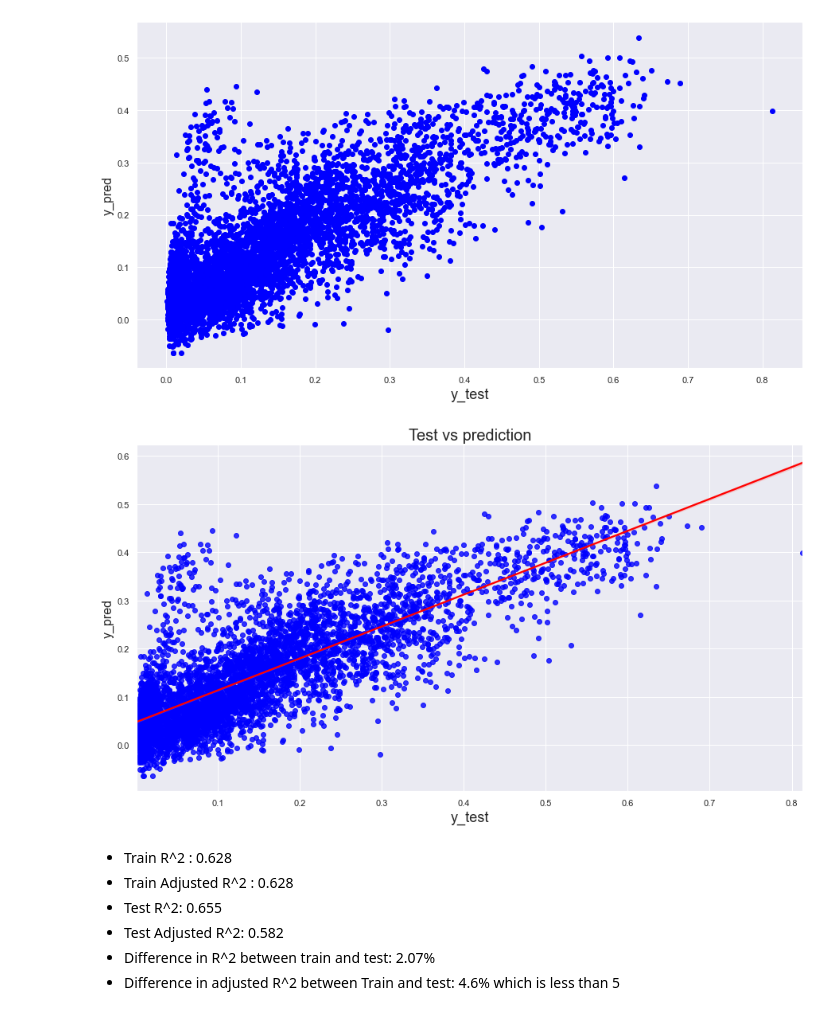
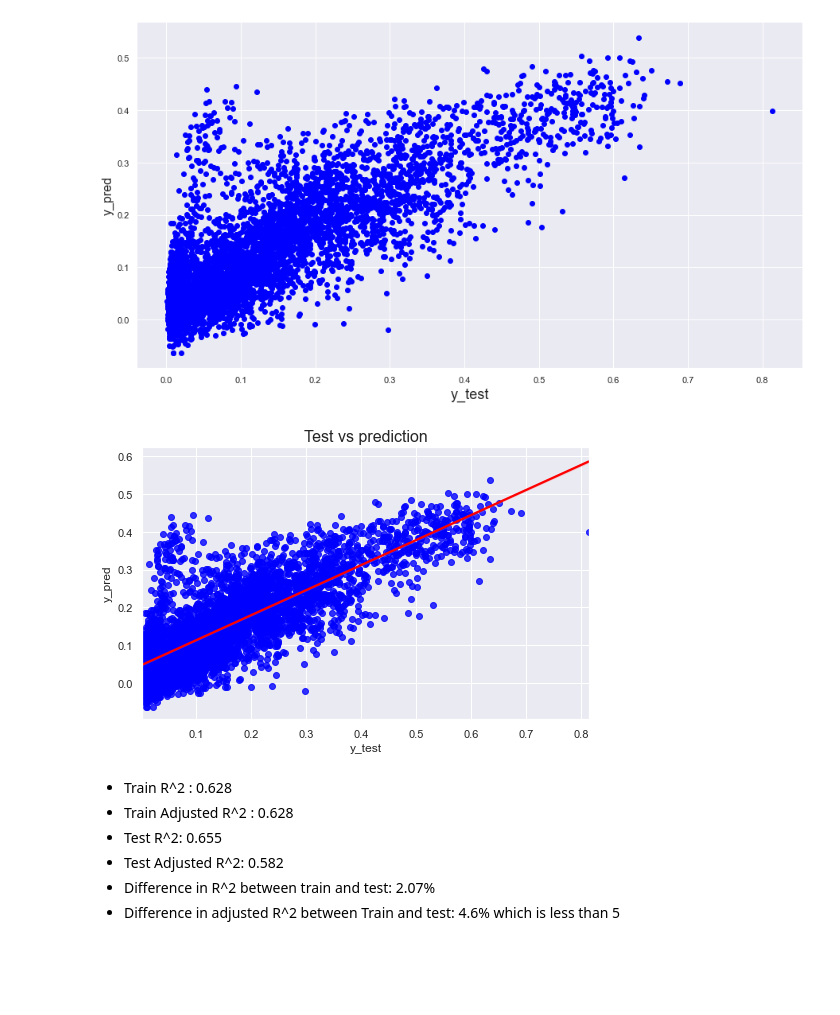
Before and after one commit to isra-st/London_Bike_Sharing, a Jupyter notebook: Linear_Regression_V2.ipynb, the cells around one changed output. Drawn from its saved outputs; the diff is of its cells as text; code cells hidden in the pictures; blank space fills up the shorter version.

```diff
--- a/Linear_Regression_V2.ipynb
+++ b/Linear_Regression_V2.ipynb
@@ -32,7 +32,7 @@ def add_value_labels(ax, typ, spacing=5):
             ax.annotate(label,(x_value, y_value), xytext=(0, space),
                 textcoords="offset points", ha='center', va=va)
 # %%
-df = pd.read_csv('london_merged_v4.csv')
+df = pd.read_csv('.\data/london_merged_v4.csv')
 # %%
 df['time_hour_n'] = pd.to_datetime(df['time'])
 df['time_hour_n'] = pd.to_datetime(df['time_hour_n'])
@@ -1066,17 +1086,17 @@ Text(0, 0.5, 'y_pred')
 [figure]
 # %%
 #Regression plot
-plt.figure(figsize=(15,8))
+plt.figure(figsize=(8,5))
 sns.regplot(x=y_test, y=y_pred, ci=68, fit_reg=True,scatter_kws={"color": "blue"}, line_kws={"color": "red"})
 
 
-plt.xlabel('y_test', fontsize=18)                          # X-label
-plt.ylabel('y_pred', fontsize=16)                          # Y-label
-plt.title('Test vs prediction', size=20)
-plt.savefig('.\Isra_plots/Test_vs_prediction.png', dpi = 500);
+plt.xlabel('y_test', fontsize=12)                          # X-label
+plt.ylabel('y_pred', fontsize=12)                          # Y-label
+plt.title('Test vs prediction', size=16)
+plt.savefig('.\Isra_plots/Test_vs_prediction_small.png', dpi = 500);
 plt.show()
 # %% [output]
-[figure, old version]
+[figure, new version]
 # %% [markdown]
 - Train R^2 : 0.628
 - Train Adjusted R^2 : 0.628
```
Also changed, not shown: parts of 21 cells of this notebook, 17 other files.
